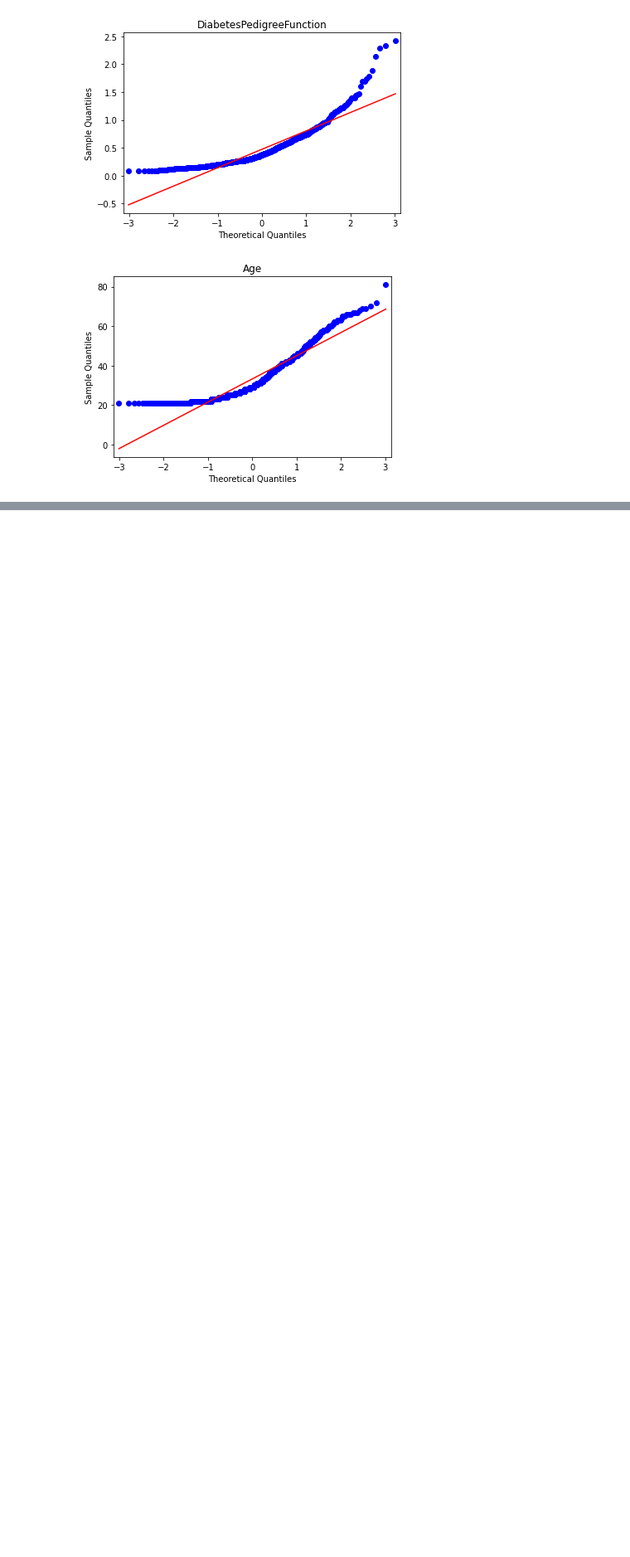
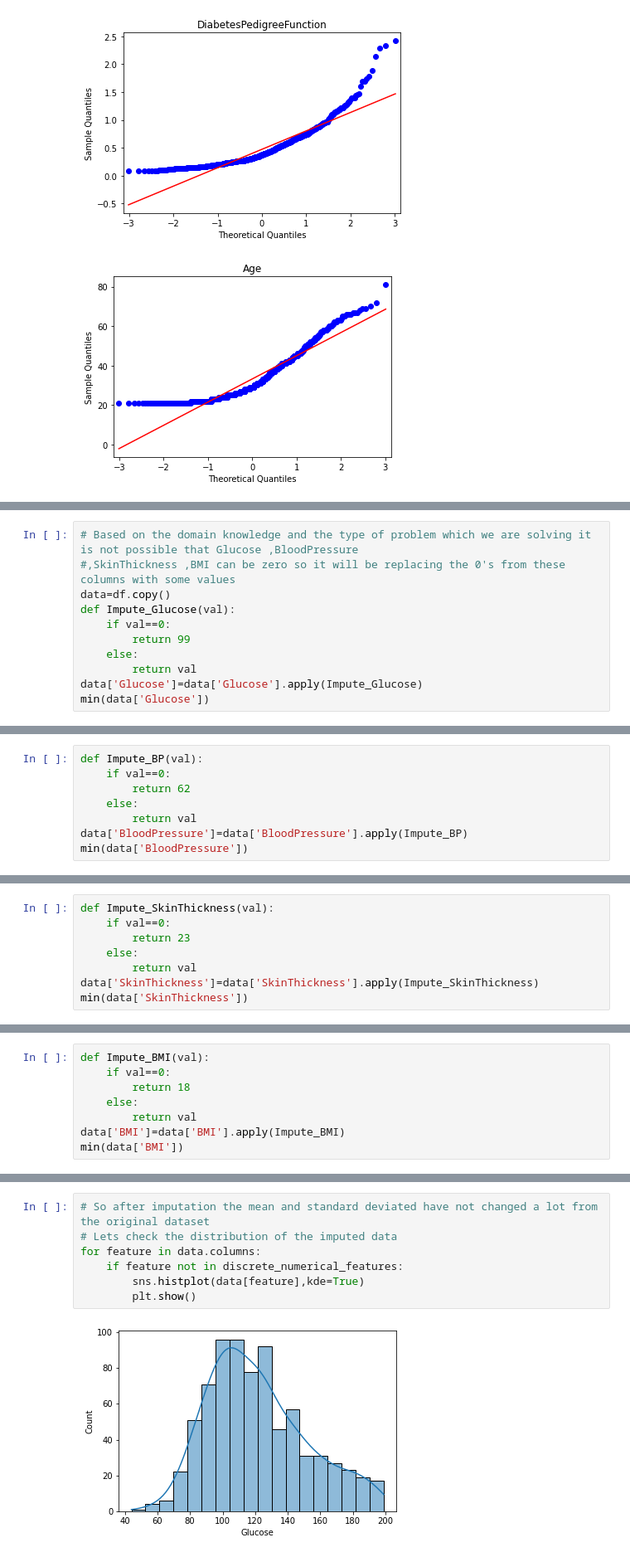
Before and after one commit to Snehashis100/Human-Disease-Diagnostic, a Jupyter notebook: Diabetes Prediction Analysis.ipynb, the cells around one changed output, grey strips where cells are left out. Shown at 83% size. Saved outputs shown, nothing was run; the diff lists cells and outputs as text; blank space fills up the shorter version.

Commit message:
Imputed many features of diabetes based on domain knowledge in EDA

```diff
--- a/Diabetes Prediction Analysis.ipynb
+++ b/Diabetes Prediction Analysis.ipynb
@@ -169,3 +169,14 @@ df.describe()
 | 50% | 3.000000 | 117.000000 | 72.000000 | 23.000000 | 30.500000 | 32.000000 | 0.372500 | 29.000000 | ... |
 | 75% | 6.000000 | 140.250000 | 80.000000 | 32.000000 | 127.250000 | 36.600000 | 0.626250 | 41.000000 | ... |
 | max | 17.000000 | 199.000000 | 122.000000 | 99.000000 | 846.000000 | 67.100000 | 2.420000 | 81.000000 | ... |
+# %%
+# Based on the domain knowledge and the type of problem which we are solving it is not possible that Glucose ,BloodPressure
+#,SkinThickness ,BMI can be zero so it will be replacing the 0's from these columns with some values
+data=df.copy()
+def Impute_Glucose(val):
+    if val==0:
+        return 99
+    else:
+        return val
+data['Glucose']=data['Glucose'].apply(Impute_Glucose)
+min(data['Glucose'])
@@ -171,0 +185,8 @@ df.describe()
+# %%
+def Impute_BP(val):
+    if val==0:
+        return 62
+    else:
+        return val
+data['BloodPressure']=data['BloodPressure'].apply(Impute_BP)
+min(data['BloodPressure'])
@@ -171,0 +195,8 @@ df.describe()
+# %%
+def Impute_SkinThickness(val):
+    if val==0:
+        return 23
+    else:
+        return val
+data['SkinThickness']=data['SkinThickness'].apply(Impute_SkinThickness)
+min(data['SkinThickness'])
@@ -171,0 +205,8 @@ df.describe()
+# %%
+def Impute_BMI(val):
+    if val==0:
+        return 18
+    else:
+        return val
+data['BMI']=data['BMI'].apply(Impute_BMI)
+min(data['BMI'])
@@ -171,0 +239,9 @@ df.describe()
+# %%
+# So after imputation the mean and standard deviated have not changed a lot from the original dataset
+# Lets check the distribution of the imputed data
+for feature in data.columns:
+    if feature not in discrete_numerical_features:
+        sns.histplot(data[feature],kde=True)
+        plt.show()
+# %% [output]
+[figure, added]
```
Also changed, not shown: parts of 19 cells of this notebook.
